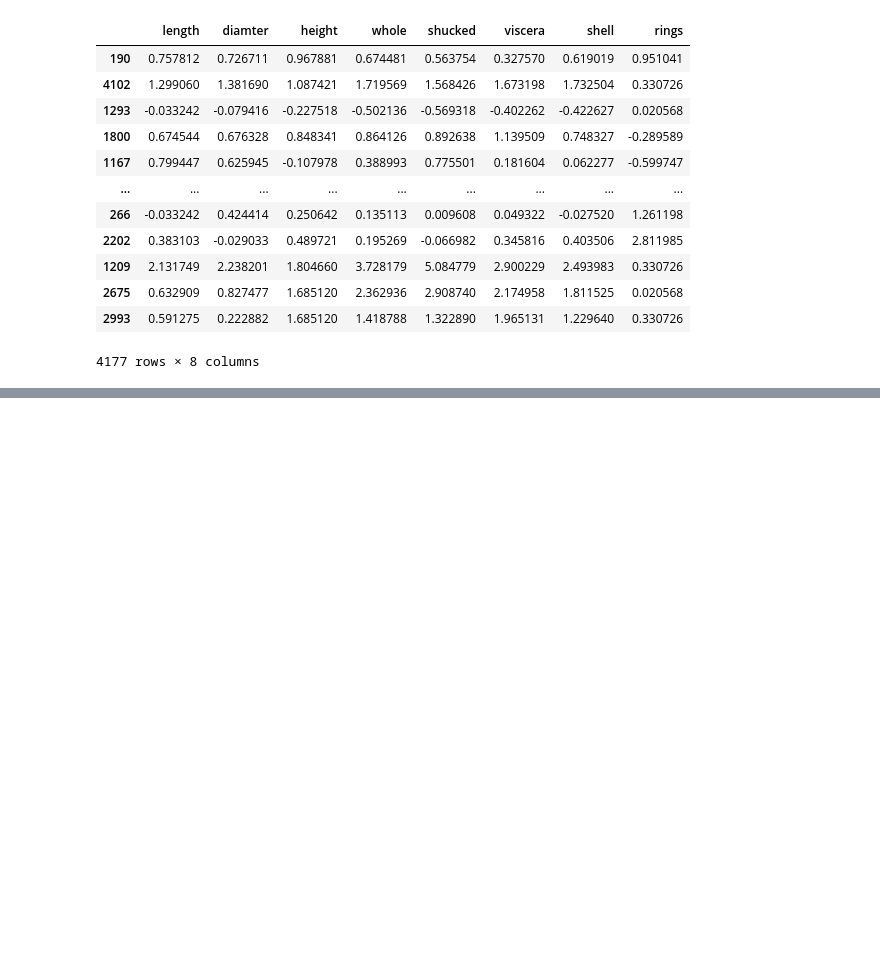
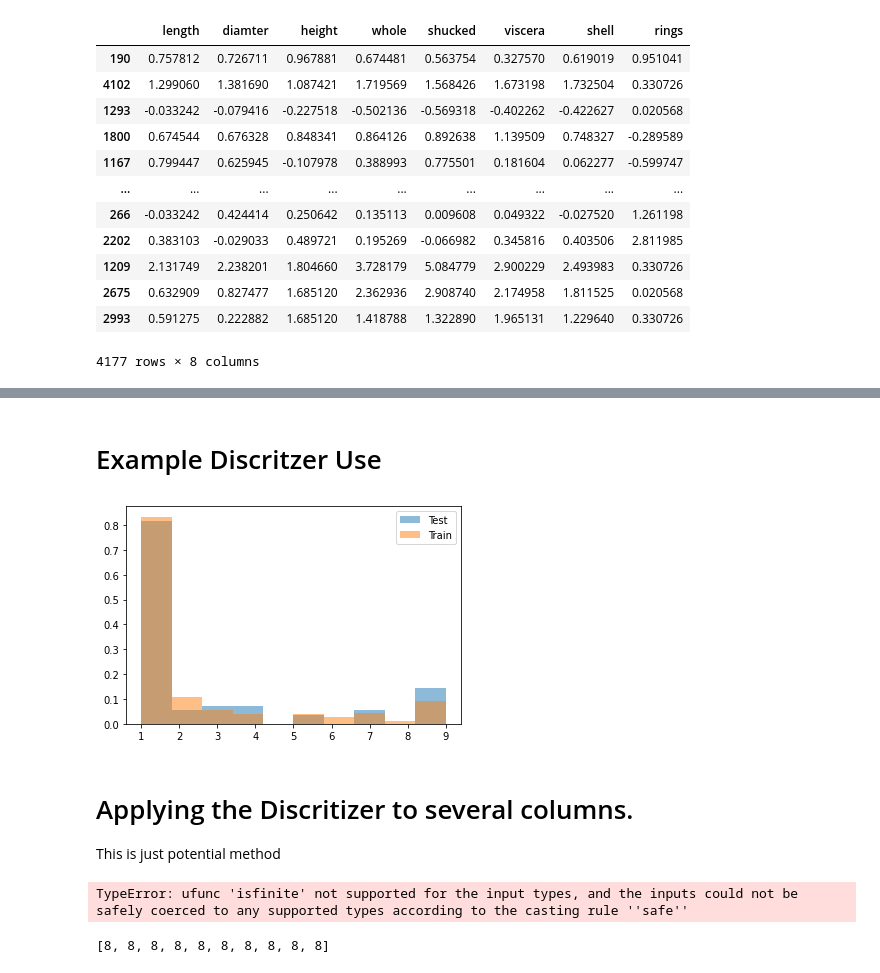
Before and after one commit to Alatec/CSCI-447, a Jupyter notebook: playground.ipynb, the cells around one changed output, grey strips where cells are left out. Cells and saved outputs as stored; diff of their text form; code cells hidden in the pictures; blank space fills up the shorter version.

Commit message:
Added a Bin Discritizer as well as some folder structure

```diff
--- a/playground.ipynb
+++ b/playground.ipynb
@@ -140,0 +147,36 @@ plt.hist(abalone["rings"])
+# %% [markdown]
+# Example Discritzer Use
+# %%
+from Utils.BinDiscretizer import BinDiscretizer
+import math
+
+
+train = df.iloc[:math.floor(0.1*len(df))]
+test = df.iloc[math.floor(0.1*len(df)):]
+
+bd = BinDiscretizer(train["marginalAdhesion"], bins=8)
+discrete = bd.train_fit()
+
+test_discrete = bd.fit(test["marginalAdhesion"])
+
+plt.hist(discrete, alpha=0.5, label="Test", density=True) #Density scales the histogram so that the area sums to 1
+plt.hist(test_discrete, alpha=0.5, label="Train", density=True)
+plt.legend()
+plt.show()
+# %% [output]
+[figure, added]
+# %% [markdown]
+# Applying the Discritizer to several columns.
+
+This is just potential method
+# %%
+multi_bd = BinDiscretizer(test[metadata["breastCancer"]["continuous"]], multi=True, bins=8)
+
+multi_bd.train_multi()
+# test[metadata["breastCancer"]["continuous"]]
+# %% [output]
+TypeError: ufunc 'isfinite' not supported for the input types, and the inputs could not be safely coerced to any supported types according to the casting rule ''safe''
+# %%
+multi_bd.bins
+# %% [output]
+[8, 8, 8, 8, 8, 8, 8, 8, 8, 8]
```
Also changed, not shown: parts of 4 cells of this notebook, 2 other files.
